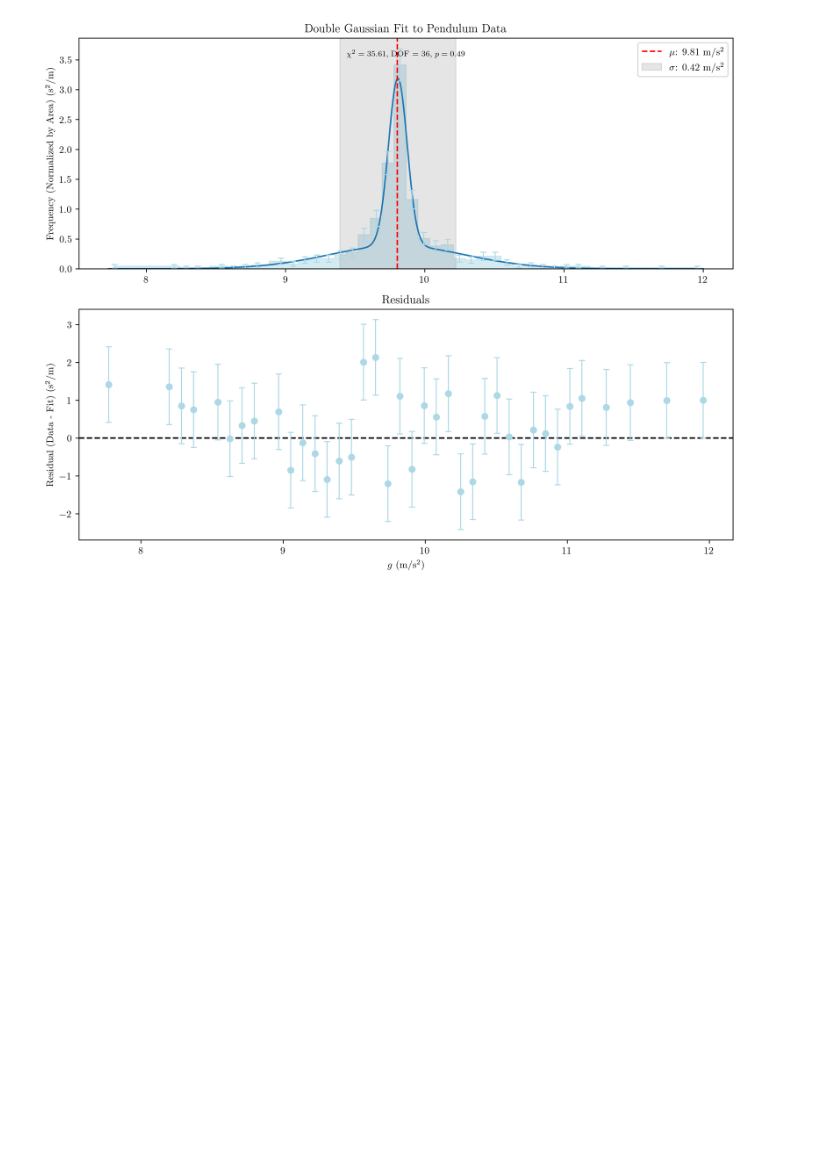
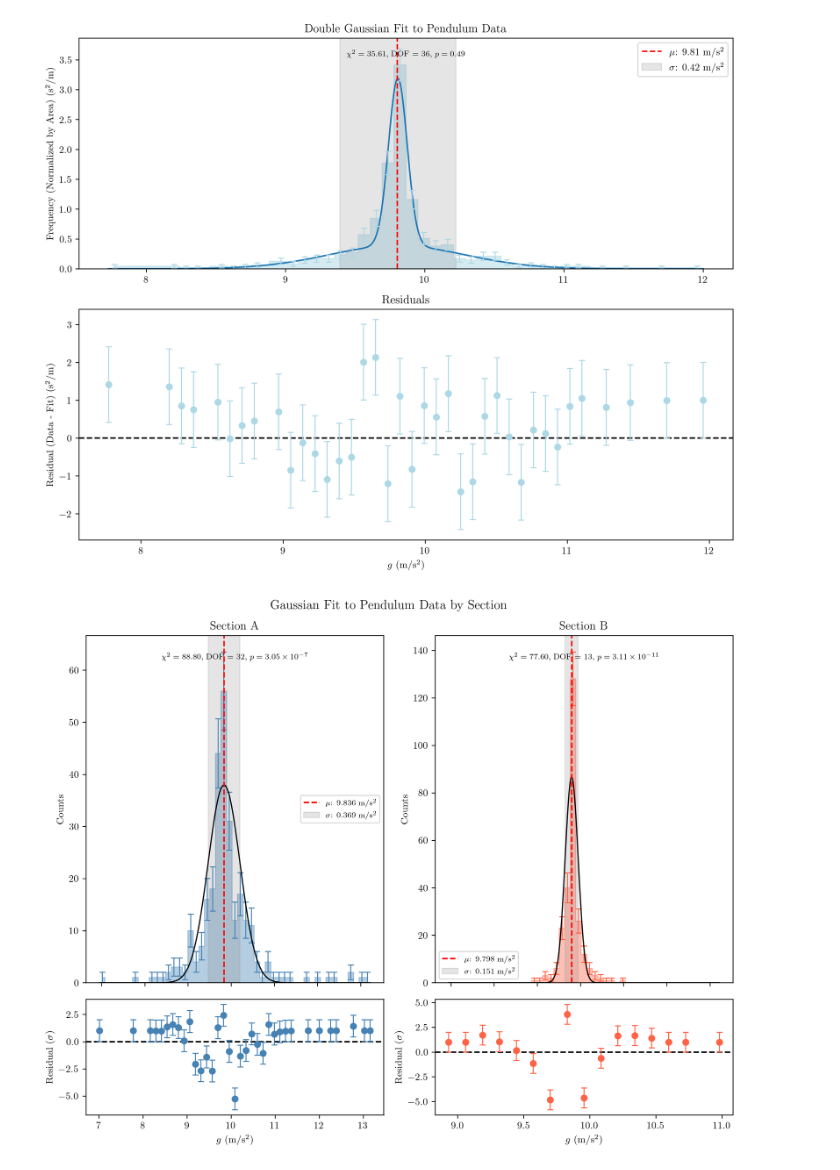
Before and after one commit to asuradev99/jlab, a Jupyter notebook: curve_fit_pendulum/double_fit.ipynb, the cells around one changed output. Drawn from its saved outputs; the diff is of its cells as text; code cells hidden in the pictures; blank space fills up the shorter version.

```diff
--- a/curve_fit_pendulum/double_fit.ipynb
+++ b/curve_fit_pendulum/double_fit.ipynb
@@ -152,3 +152,96 @@ plt.show()
 # %% [output]
 35.60507636208737
 [figure]
+# %%
+
+nbins =50
+# Split data by A/B section label (3rd dot-separated field after the year)
+# e.g. "21.Sep.A.B01.01" -> parts[2] == "A"
+def get_section(label):
+    parts = label.split('.')
+    if len(parts) >= 3 and parts[2] in ('A', 'B'):
+        return parts[2]
+    return None
+
+df['section'] = df['label'].apply(get_section)
+
+data_A_raw = df[df['section'] == 'A']['g (m/s2)']
+data_B_raw = df[df['section'] == 'B']['g (m/s2)']
+
+# Apply same IQR-based outlier removal per group
+def filter_outliers(data, cutoff=10):
+    median = data.median()
+    iqr_val = iqr(data)
+    return data[np.abs(data - median) <= iqr_val * cutoff]
+
+data_A = filter_outliers(data_A_raw)
+data_B = filter_outliers(data_B_raw)
+
+# Shared bins spanning the full range of both datasets
+combined_min = min(data_A.min(), data_B.min())
+combined_max = max(data_A.max(), data_B.max())
+shared_bins = np.linspace(combined_min, combined_max, nbins)
+
+def p_latex(p):
+    coef, exp = '{:.2e}'.format(p).split('e')
+    return r'$p = {} \times 10^{{{}}}$'.format(coef, int(exp))
+
+fig, axes = plt.subplots(2, 2, figsize=(10, 8), dpi=300,
+                         gridspec_kw={'height_ratios': [3, 1]})
+
+for col, (data, section, color) in enumerate(zip([data_A, data_B], ['A', 'B'], ['steelblue', 'tomato'])):
+    ax_hist = axes[0, col]
+    ax_res  = axes[1, col]
+
+    # Build normalized histogram with shared bins
+    freqs, bin_edges = np.histogram(data, bins=shared_bins)
+    normalization = (bin_edges[1] - bin_edges[0]) * len(data)
+    sig = np.sqrt(freqs) / normalization   # uncertainty in density space
+    freqs_norm = freqs / normalization     # density space (used for fitting)
+    bin_centers = 0.5 * (bin_edges[1:] + bin_edges[:-1])
+
+    # Remove zero bins for fitting
+    bc, fn, sn = util.delete_zeros(bin_centers, freqs_norm, sig)
+
+    # Fit single Gaussian, then force amplitude to 1 (normalized PDF)
+    popt, pcov = opt.curve_fit(util.gaussian, bc, fn, sigma=sn,
+                               p0=[data.mean(), 1, data.std()], absolute_sigma=True)
+    popt[1] = 1.0
+    mu, _, std = popt
+
+    # Chi-squared statistics (computed in density space before forcing A=1)
+    chi2 = util.chisq(util.gaussian, popt, bc, fn, sn)
+    dof = len(bc) - 3
+    p_val = 1 - stats.chi2.cdf(chi2, dof)
+
+    x = np.linspace(combined_min, combined_max, 1000)
+
+    # --- Histogram + fit (plotted in counts space) ---
+    ax_hist.fill_between(bin_centers, freqs_norm * normalization, step='mid', color=color, alpha=0.4)
+    ax_hist.errorbar(bin_centers, freqs_norm * normalization, yerr=sig * normalization,
+                     linewidth=1, ls='none', fmt='', capsize=3, color=color)
+    ax_hist.plot(x, util.gaussian(x, *popt) * normalization, color='black', linewidth=1.2)
+
+    ax_hist.text(0.5, 0.95, r'$\chi^2 = {:.2f}$, DOF = {}, '.format(chi2, dof) + p_latex(p_val),
+                 transform=ax_hist.transAxes, ha='center', va='top', fontsize=8)
+    ax_hist.axvline(mu, color='red', linestyle='--', label=r'$\mu$: {:.3f} m/s$^2$'.format(mu))
+    ax_hist.axvspan(mu - std, mu + std, color='gray', alpha=0.2, label=r'$\sigma$: {:.3f} m/s$^2$'.format(std))
+    ax_hist.set_title(f'Section {section}', fontsize=12)
+    ax_hist.set_ylabel('Counts')
+    ax_hist.legend(fontsize=8)
+    ax_hist.set_ylim(bottom=0)
+    ax_hist.set_xticklabels([])
+
+    # --- Residuals (in density space, as in single_fit.ipynb) ---
+    residuals = (fn - util.gaussian(bc, *popt)) / sn
+    ax_res.axhline(0, color='black', linestyle='--')
+    ax_res.plot(bc, residuals, marker='o', linestyle='none', color=color)
+    ax_res.errorbar(bc, residuals, yerr=np.ones_like(residuals), linewidth=1, ls='none', fmt='', capsize=3, color=color)
+    ax_res.set_xlabel(r'$g$ (m/s$^2$)')
+    ax_res.set_ylabel(r'Residual ($\sigma$)')
+
+plt.suptitle('Gaussian Fit to Pendulum Data by Section', fontsize=13)
+plt.tight_layout()
+plt.show()
+# %% [output]
+[figure, added]
```
Also changed, not shown: parts of 2 cells of this notebook, 16 other files.
